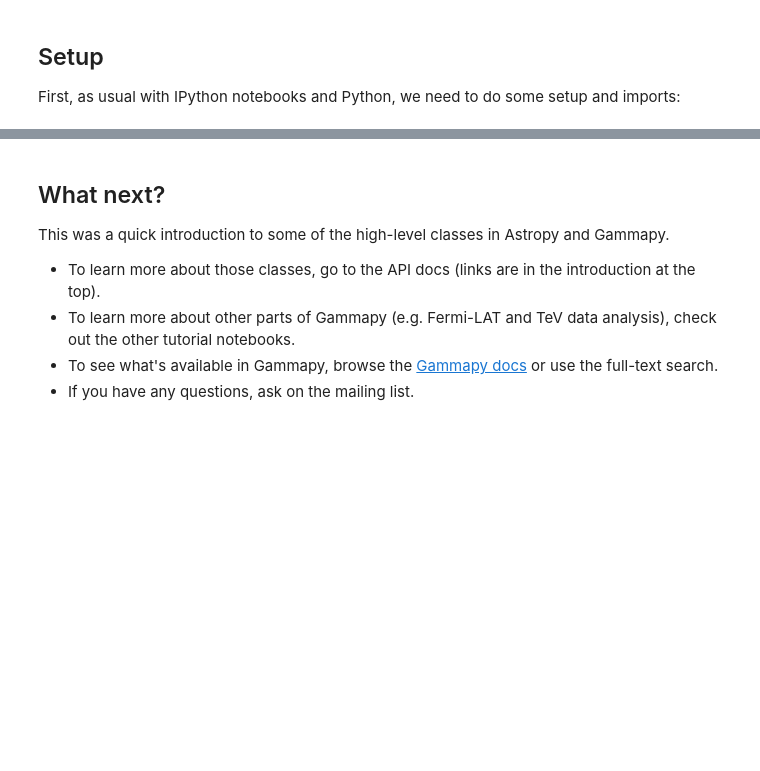
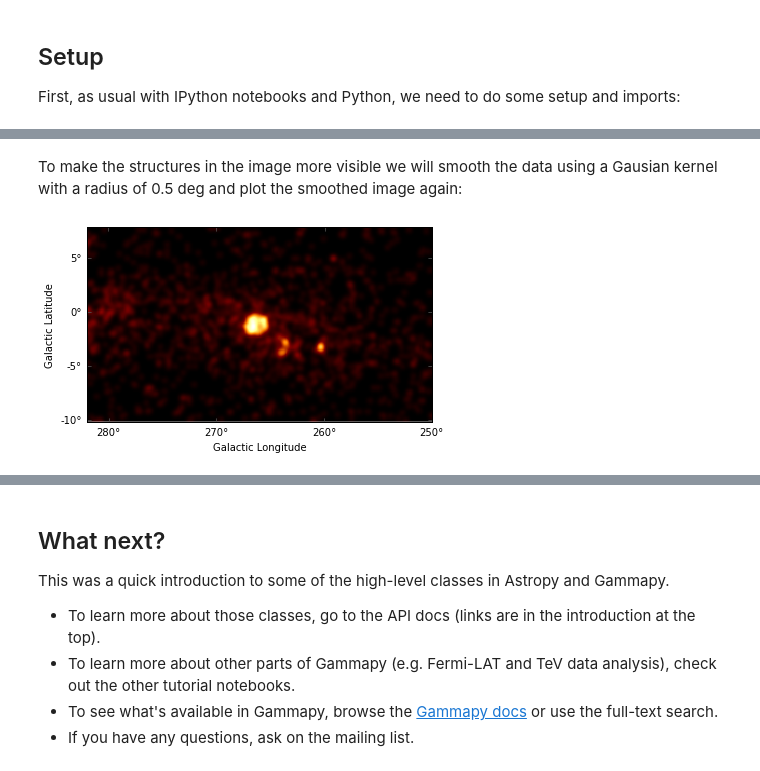
Before and after one commit to gammapy/gammapy-extra, a Jupyter notebook: notebooks/first_steps.ipynb, the cells around one changed output, grey strips where cells are left out. Drawn from its saved outputs; the diff is of its cells as text; code cells hidden in the pictures; blank space fills up the shorter version.

```diff
--- a/notebooks/first_steps.ipynb
+++ b/notebooks/first_steps.ipynb
@@ -124,0 +61,2 @@ source = cat['2FHL J0534.5+2201'] # Crab nebula
+# %%
+vela_2fhl = SkyImage.read("$GAMMAPY_EXTRA/datasets/fermi_2fhl/fermi_2fhl_vela.fits.gz", extname='Counts')
@@ -124,0 +82,8 @@ source = cat['2FHL J0534.5+2201'] # Crab nebula
+# %% [markdown]
+To make the structures in the image more visible we will smooth the data using a Gausian kernel with a radius of 0.5 deg and plot the smoothed image again:
+# %%
+# smooth counts image with gaussian kernel of 0.5 deg
+vela_2fhl_smoothed = vela_2fhl.smooth(kernel='gauss', radius=0.5 * u.deg)
+vela_2fhl_smoothed.show()
+# %% [output]
+[figure, added]
```
Also changed, not shown: parts of 51 cells of this notebook.
